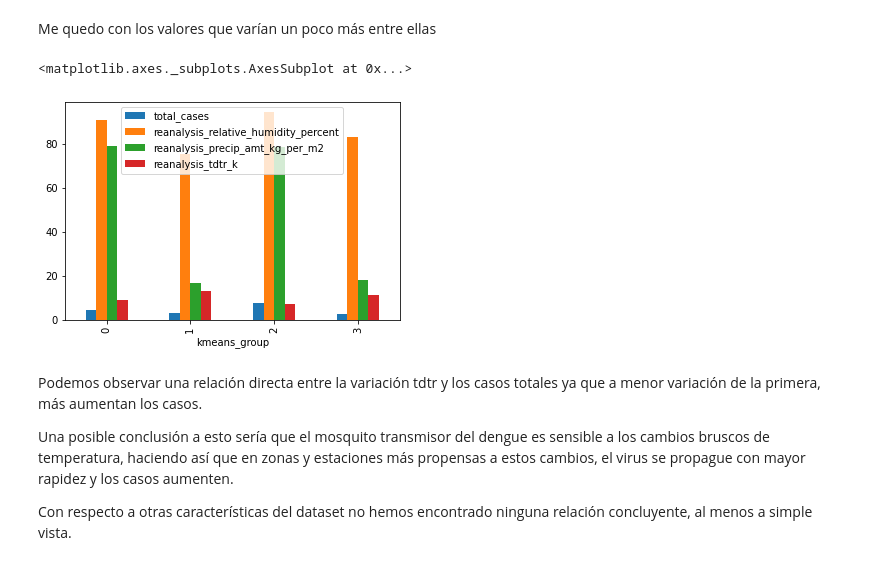
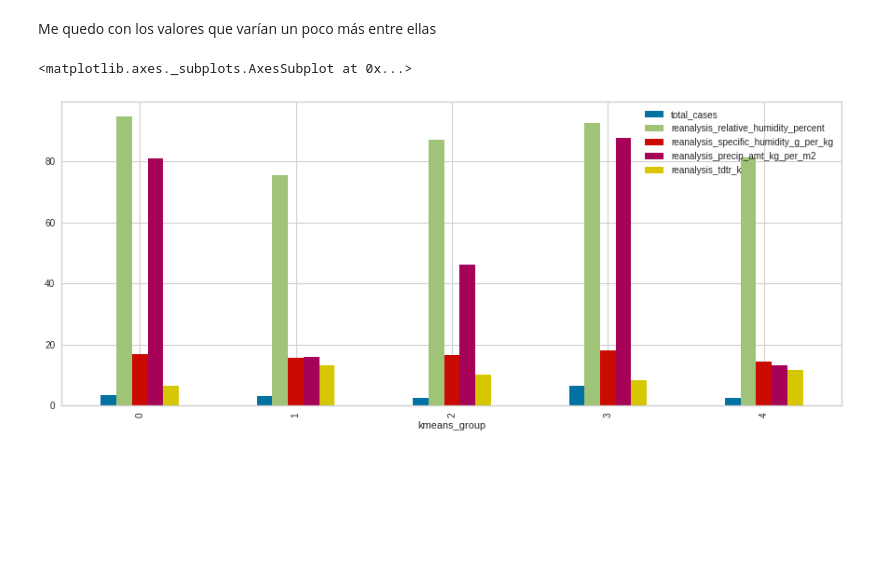
Before and after one commit to eduardez/Machine-Learning-ESI, a Jupyter notebook: ELM_Iquitos(00_03)L.ipynb, the cells around one changed output. Cells and saved outputs as stored; diff of their text form; code cells hidden in the pictures; blank space fills up the shorter version.

```diff
--- a/ELM_Iquitos(00_03)L.ipynb
+++ b/ELM_Iquitos(00_03)L.ipynb
@@ -841,0 +589,3 @@ res
+# %%
+##@title Number of clusters {run: "auto"}
+k = 5 #@param { type: "slider", min: 2, max: 11, step: 1}
@@ -841,0 +596,6 @@ res
+# %%
+kmeansRandom = KMeans(n_clusters=k, init='random', max_iter=300, n_init=100, random_state=0)
+pred_y = kmeansRandom.fit_predict(new_pca_components)
+plt.scatter(new_pca_components[:,0], new_pca_components[:,1], c = kmeansRandom.labels_, cmap=plt.cm.Paired)
+plt.scatter(kmeansRandom.cluster_centers_[:, 0], kmeansRandom.cluster_centers_[:, 1], marker='*', s=100)
+plt.show()
@@ -841,0 +618,9 @@ res
+# %%
+print ("Number of clusters", k)
+y_kmeansRandom = kmeansRandom.fit_predict(new_pca_components)
+
+from sklearn import metrics
+print("Silhouette Coefficient: %0.3f"
+      % metrics.silhouette_score(new_pca_components, y_kmeansRandom))
+
+print('Distortion: %.2f' % kmeansRandom.inertia_)
@@ -841,0 +631,2 @@ res
+# %%
+outlier_dataset_features['kmeans_group'] = kmeansRandom.labels_
@@ -842,14 +640,13 @@ res
 # %% [markdown]
 Me quedo con los valores que varían un poco más entre ellas
 # %%
-res = dataset_features[['total_cases', 'reanalysis_relative_humidity_percent','reanalysis_precip_amt_kg_per_m2','reanalysis_tdtr_k','kmeans_group']].groupby(('kmeans_group')).mean()
-res.plot(kind='bar')
+res = outlier_dataset_features[['total_cases',
+                                'reanalysis_relative_humidity_percent',
+                                'reanalysis_specific_humidity_g_per_kg',
+                                'reanalysis_precip_amt_kg_per_m2',
+                                'reanalysis_tdtr_k',
+                                'kmeans_group']].groupby(('kmeans_group')).mean()
+res.plot(kind='bar', figsize=(15,6))
 # %% [output]
 <matplotlib.axes._subplots.AxesSubplot at 0x...>
-[figure, old version]
+[figure, new version]
-# %% [markdown]
-Podemos observar una relación directa entre la variación tdtr y los casos totales ya que a menor variación de la primera, más aumentan los casos.
-
-Una posible conclusión a esto sería que el mosquito transmisor del dengue es sensible a los cambios bruscos de temperatura, haciendo así que en zonas y estaciones más propensas a estos cambios, el virus se propague con mayor rapidez y los casos aumenten.
-
-Con respecto a otras características del dataset no hemos encontrado ninguna relación concluyente, al menos a simple vista.
```
Also changed, not shown: parts of 51 cells of this notebook.
